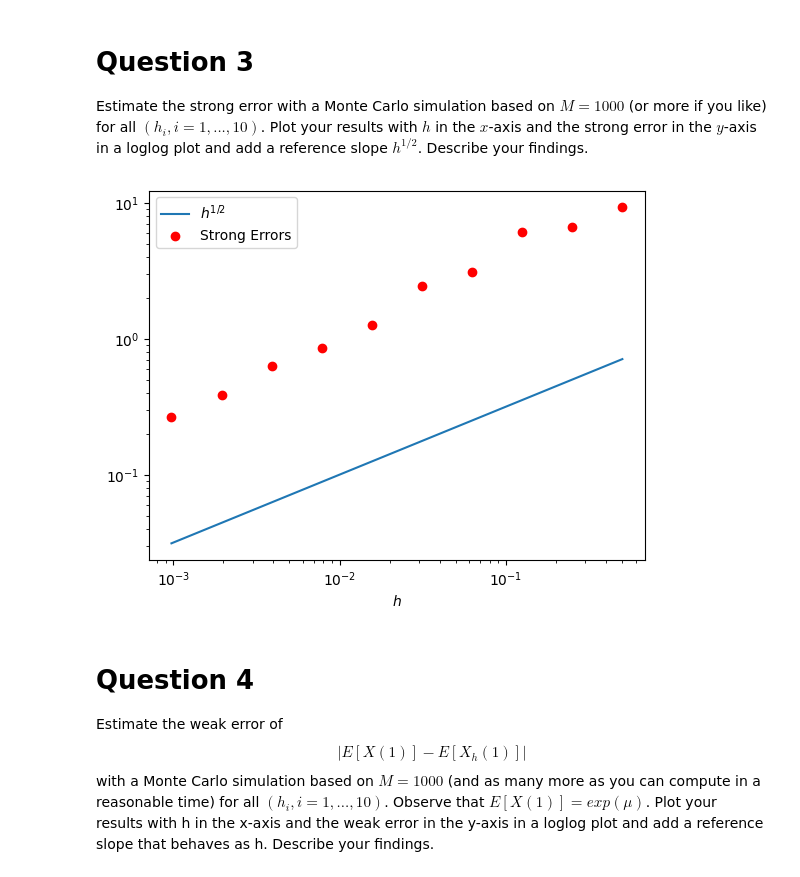
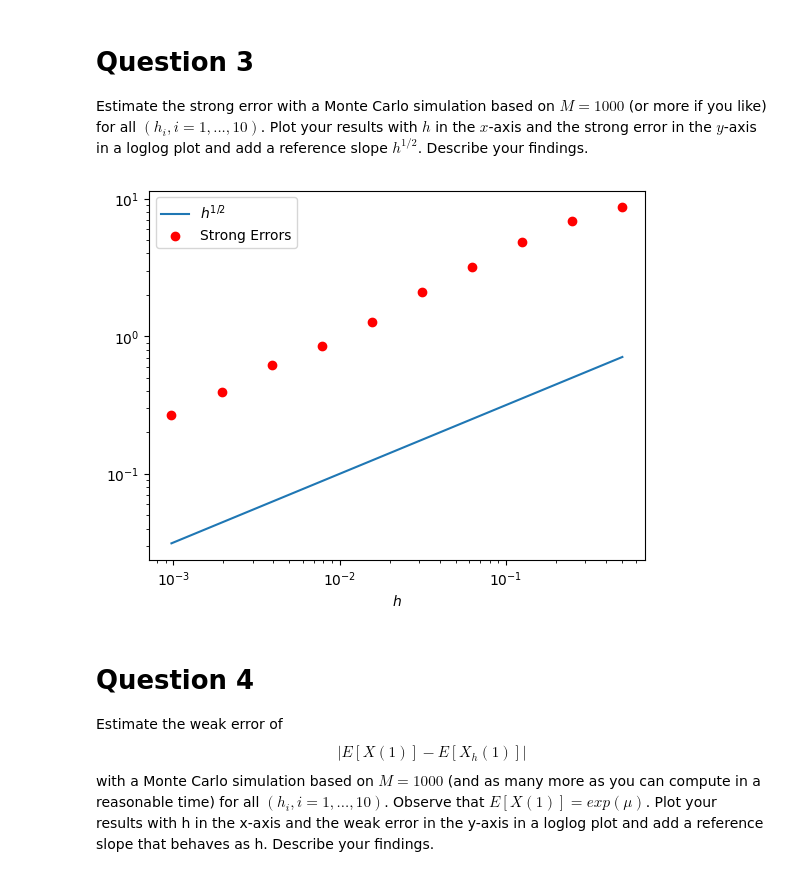
Before and after one commit to ufotermiten/A4-TMS150, a Jupyter notebook: A4.ipynb, the cells around one changed output. Cells and saved outputs as stored; diff of their text form; code cells hidden in the pictures.

```diff
--- a/A4.ipynb
+++ b/A4.ipynb
@@ -69,27 +69,27 @@ in a loglog plot and add a reference slope $h^{1/2}$. Describe your findings.
 # %%
 #Question 3
 np.random.seed(123)
-M=10000
+M=100000
 strong_errors = np.zeros(res)
 h = np.zeros(res)
 
 for i in range(res):
     h[i] = 2**-(i+1)
     aproxs = np.zeros(M)
     Xs = np.zeros(M)
     for m in range(M):
         eta = np.sqrt(h[i]) * np.random.randn(2**(i+1))
         Xs[m] = Get_X(h[i],eta)[-1]
         aproxs[m] = Get_aprox(h[i],eta)[-1]
     strong_errors[i] = np.sqrt(np.mean((Xs-aproxs)**2))
 fig, ax = plt.subplots()
 ax.loglog(h,np.sqrt(h), label = r'$h^{1/2}$')
 ax.scatter(h,strong_errors,label="Strong Errors",c='r')
 ax.legend()
 ax.set_xlabel(r"$h$")
 plt.show()
 # %% [output]
-[figure, old version]
+[figure, new version]
 # %% [markdown]
 # Question 4
 Estimate the weak error of
```
Also changed, not shown: parts of 2 cells of this notebook.
